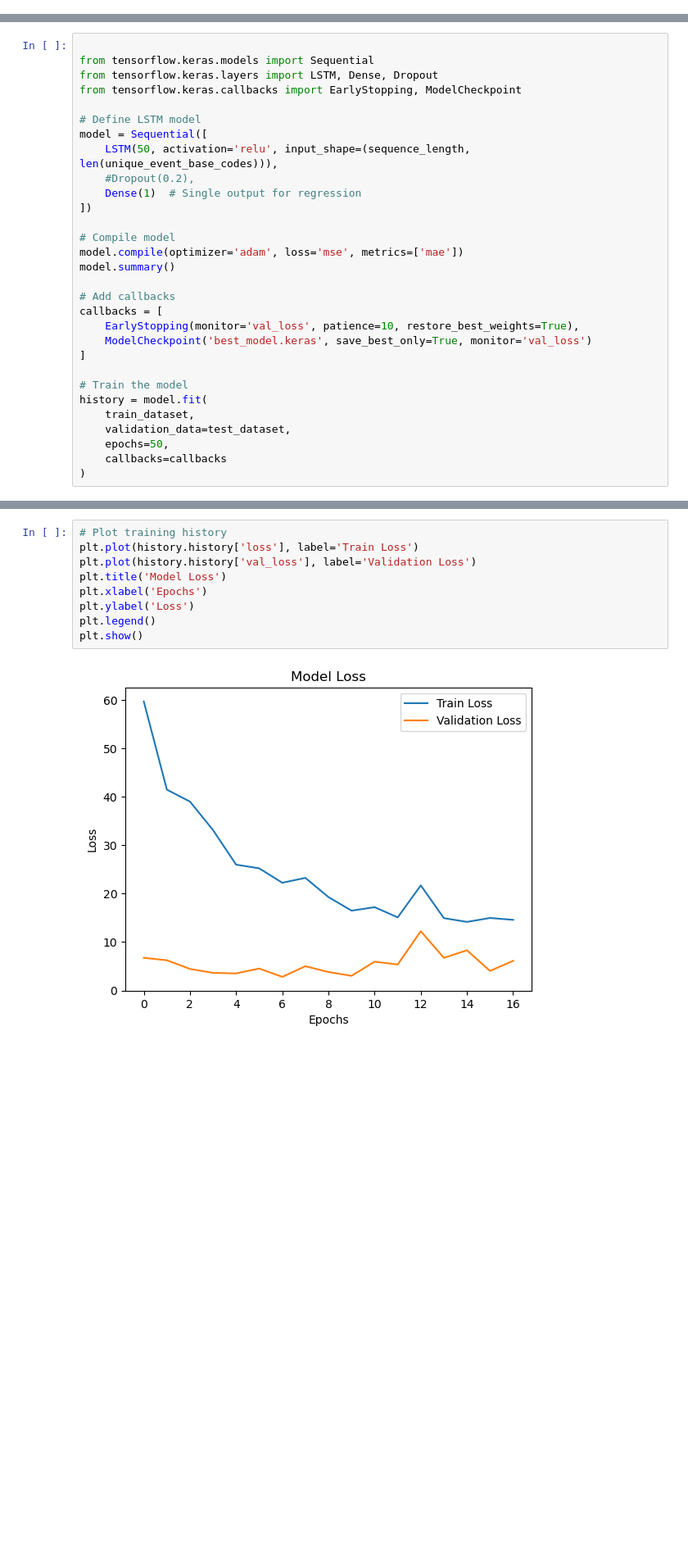
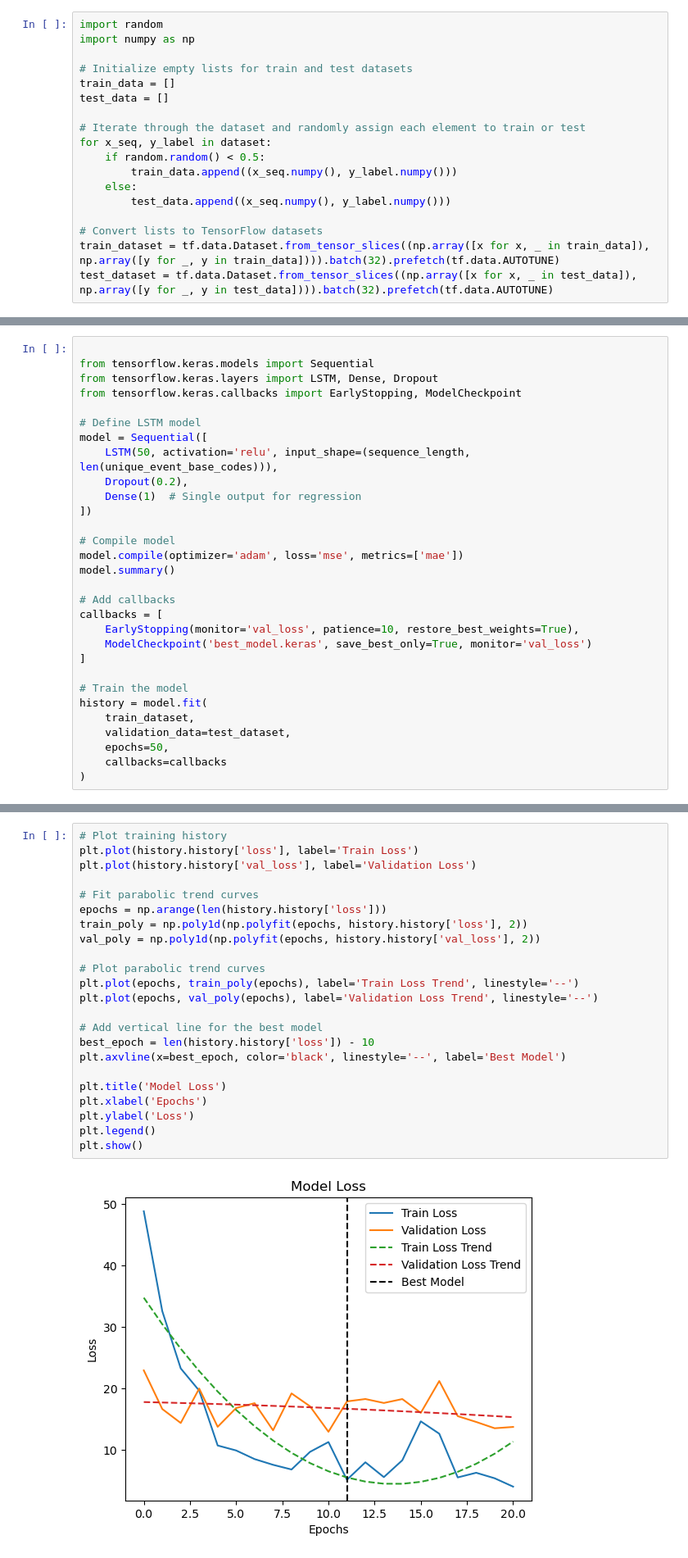
Before and after one commit to wweissbluth/civil_unrest_predictor, a Jupyter notebook: v.2/3_model.ipynb, the cells around one changed output, grey strips where cells are left out. Shown at 82% size. Saved outputs shown, nothing was run; the diff lists cells and outputs as text; blank space fills up the shorter version.

```diff
--- a/v.2/3_model.ipynb
+++ b/v.2/3_model.ipynb
@@ -193,0 +198,18 @@ test_dataset = dataset.skip(split_index).batch(32).prefetch(tf.data.AUTOTUNE)
+# %%
+import random
+import numpy as np
+
+# Initialize empty lists for train and test datasets
+train_data = []
+test_data = []
+
+# Iterate through the dataset and randomly assign each element to train or test
+for x_seq, y_label in dataset:
+	if random.random() < 0.5:
+		train_data.append((x_seq.numpy(), y_label.numpy()))
+	else:
+		test_data.append((x_seq.numpy(), y_label.numpy()))
+
+# Convert lists to TensorFlow datasets
+train_dataset = tf.data.Dataset.from_tensor_slices((np.array([x for x, _ in train_data]), np.array([y for _, y in train_data]))).batch(32).prefetch(tf.data.AUTOTUNE)
+test_dataset = tf.data.Dataset.from_tensor_slices((np.array([x for x, _ in test_data]), np.array([y for _, y in test_data]))).batch(32).prefetch(tf.data.AUTOTUNE)
@@ -208,7 +232,7 @@ from tensorflow.keras.callbacks import EarlyStopping, ModelCheckpoint
 # Define LSTM model
 model = Sequential([
     LSTM(50, activation='relu', input_shape=(sequence_length, len(unique_event_base_codes))),
-    #Dropout(0.2),
+    Dropout(0.2),
     Dense(1)  # Single output for regression
 ])
 
@@ -373,11 +386,25 @@ plt.show()
 # %%
 # Plot training history
 plt.plot(history.history['loss'], label='Train Loss')
 plt.plot(history.history['val_loss'], label='Validation Loss')
+
+# Fit parabolic trend curves
+epochs = np.arange(len(history.history['loss']))
+train_poly = np.poly1d(np.polyfit(epochs, history.history['loss'], 2))
+val_poly = np.poly1d(np.polyfit(epochs, history.history['val_loss'], 2))
+
+# Plot parabolic trend curves
+plt.plot(epochs, train_poly(epochs), label='Train Loss Trend', linestyle='--')
+plt.plot(epochs, val_poly(epochs), label='Validation Loss Trend', linestyle='--')
+
+# Add vertical line for the best model
+best_epoch = len(history.history['loss']) - 10
+plt.axvline(x=best_epoch, color='black', linestyle='--', label='Best Model')
+
 plt.title('Model Loss')
 plt.xlabel('Epochs')
 plt.ylabel('Loss')
 plt.legend()
 plt.show()
 # %% [output]
-[figure, old version]
+[figure, new version]
```
Also changed, not shown: parts of 16 cells of this notebook, 1 other file.
